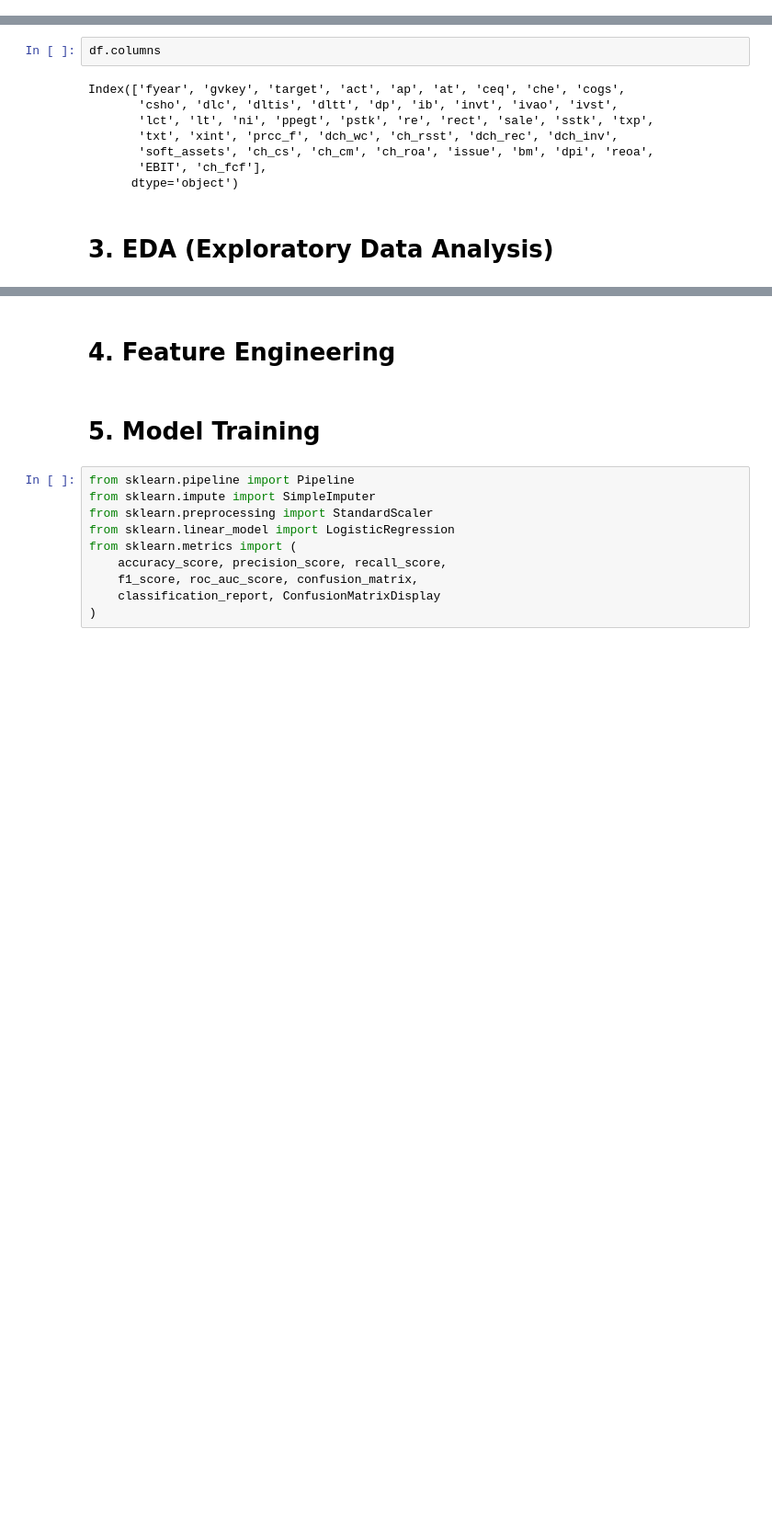
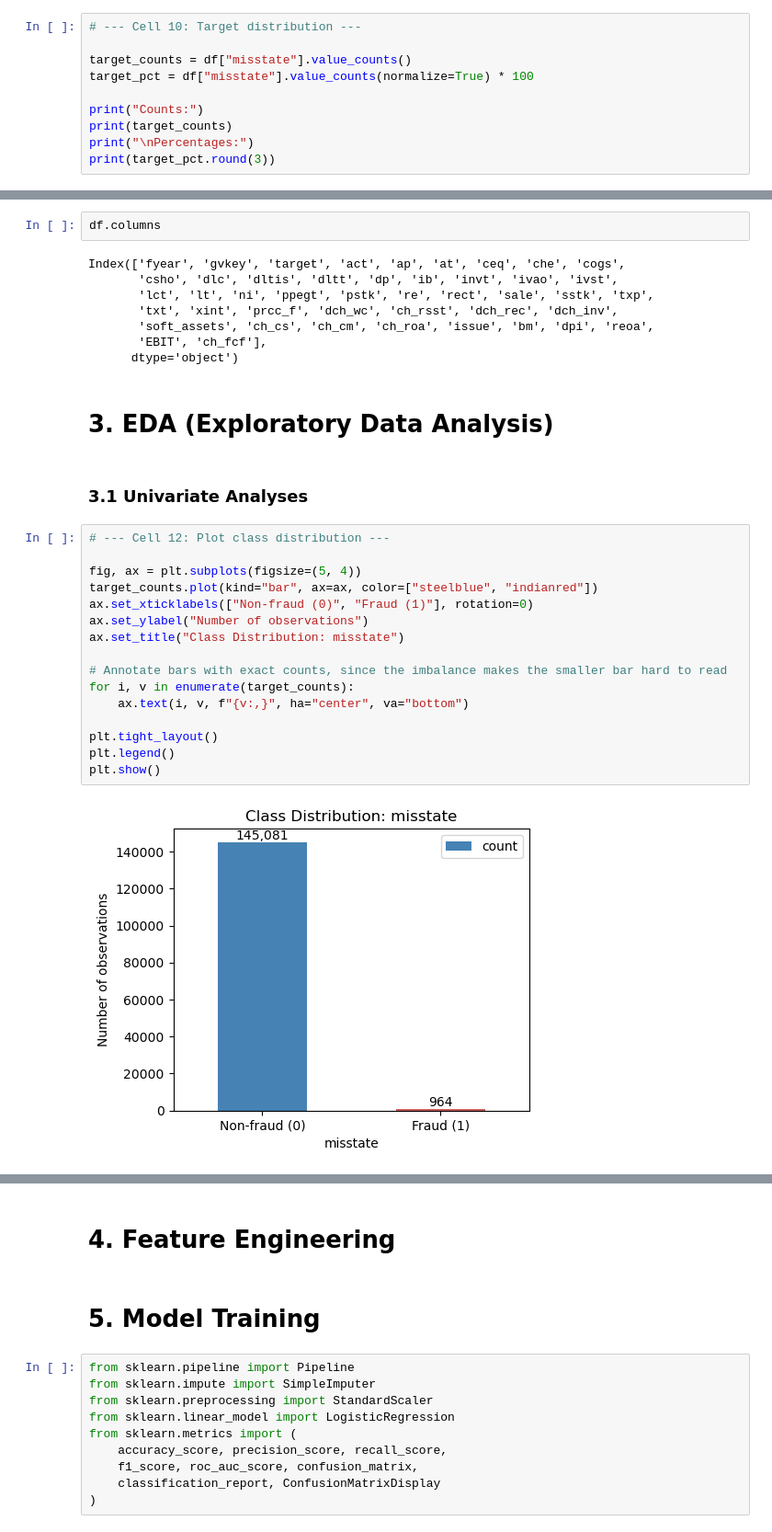
Before and after one commit to mbuh-blaise-khan/accounting-fraud-detection-ml, a Jupyter notebook: notebooks/Untitled.ipynb, the cells around one changed output, grey strips where cells are left out. Shown at 92% size. Saved outputs shown, nothing was run; the diff lists cells and outputs as text; blank space fills up the shorter version.

Commit message:
1st analyses with data from US

```diff
--- a/notebooks/Untitled.ipynb
+++ b/notebooks/Untitled.ipynb
@@ -386,0 +435,10 @@ memory usage: 51.3 MB
+# %%
+# --- Cell 10: Target distribution ---
+
+target_counts = df["misstate"].value_counts()
+target_pct = df["misstate"].value_counts(normalize=True) * 100
+
+print("Counts:")
+print(target_counts)
+print("\nPercentages:")
+print(target_pct.round(3))
@@ -477,3 +562,23 @@ Index(['fyear', 'gvkey', 'target', 'act', 'ap', 'at', 'ceq', 'che', 'cogs',
       dtype='object')
 # %% [markdown]
 # 3. EDA (Exploratory Data Analysis)
+# %% [markdown]
+### 3.1 Univariate Analyses
+# %%
+# --- Cell 12: Plot class distribution ---
+
+fig, ax = plt.subplots(figsize=(5, 4))
+target_counts.plot(kind="bar", ax=ax, color=["steelblue", "indianred"])
+ax.set_xticklabels(["Non-fraud (0)", "Fraud (1)"], rotation=0)
+ax.set_ylabel("Number of observations")
+ax.set_title("Class Distribution: misstate")
+
+# Annotate bars with exact counts, since the imbalance makes the smaller bar hard to read
+for i, v in enumerate(target_counts):
+    ax.text(i, v, f"{v:,}", ha="center", va="bottom")
+
+plt.tight_layout()
+plt.legend()
+plt.show()
+# %% [output]
+[figure, added]
```
Also changed, not shown: parts of 37 cells of this notebook, 6 other files.
